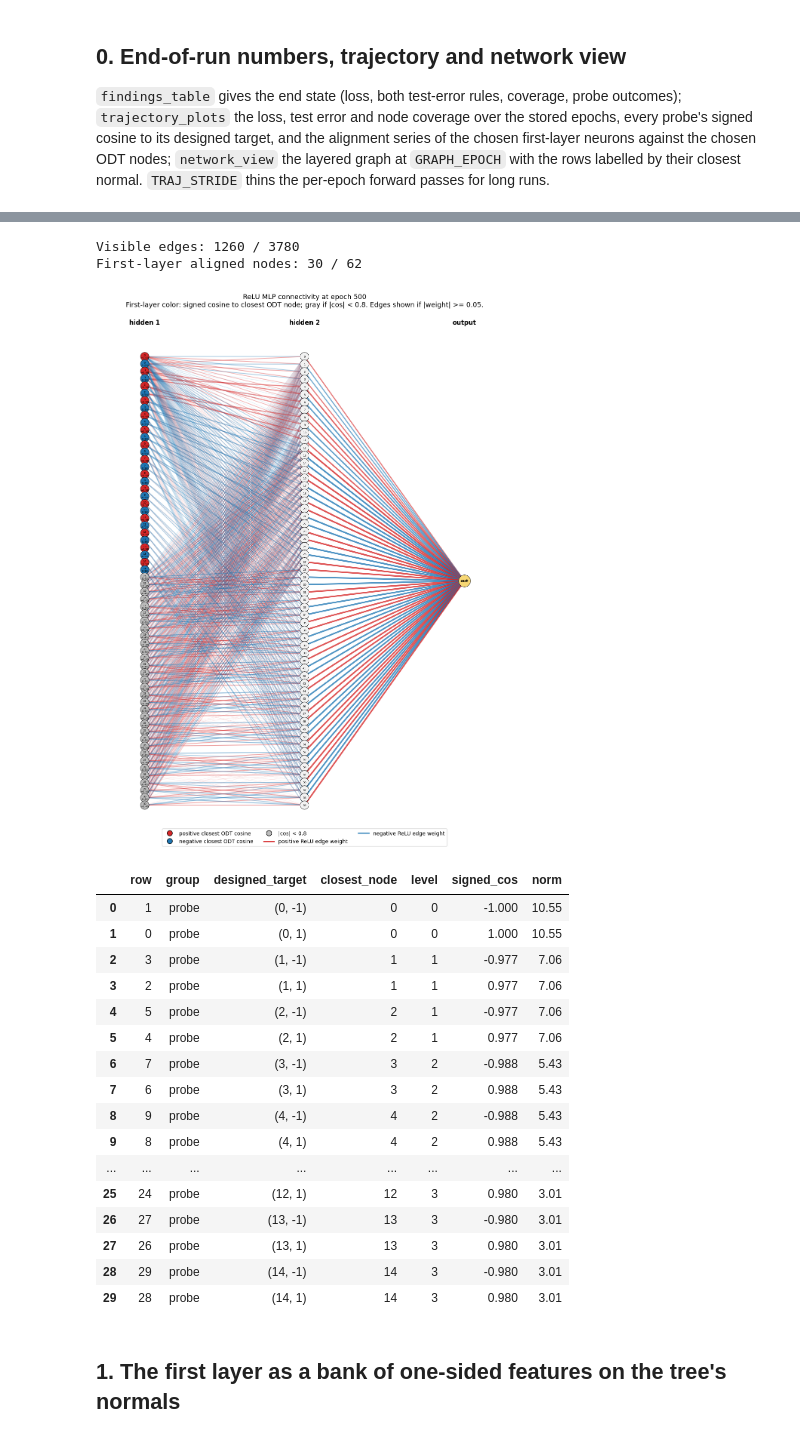
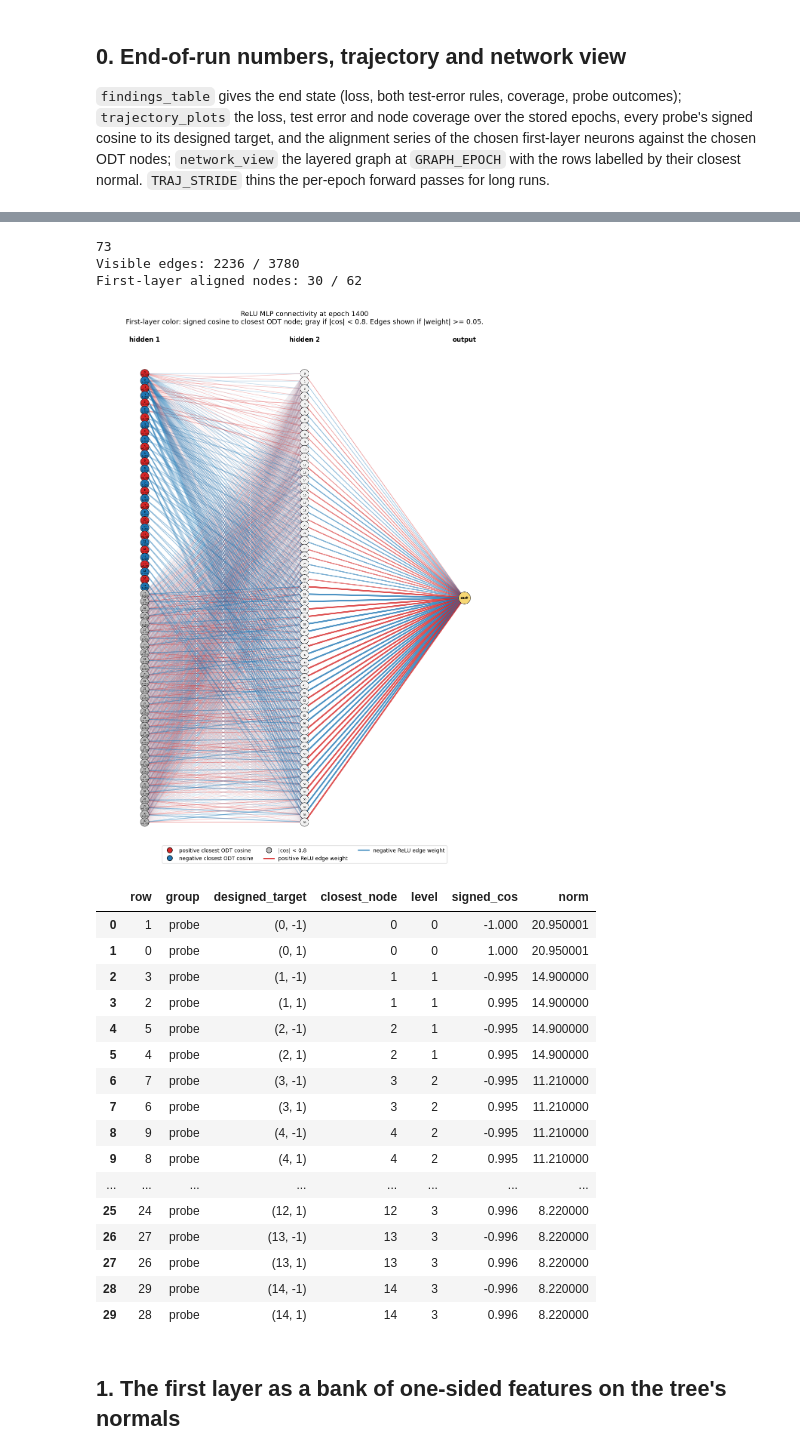
Before and after one commit to HarishGP/layer-lenses, a Jupyter notebook: notebooks/two_layer_network_anatomy.ipynb, the cells around one changed output, grey strips where cells are left out. Saved outputs shown, nothing was run; the diff lists cells and outputs as text; code cells hidden in the pictures.

```diff
--- a/notebooks/two_layer_network_anatomy.ipynb
+++ b/notebooks/two_layer_network_anatomy.ipynb
@@ -29,8 +29,8 @@ RUNS = {42: "hierarchy_equiv2L_62", 43: "hierarchy_equiv2L_62_outx41", 44: "hier
         61: "hd2_run61_phase1_randcue_n1", 62: "hd2_run62_cuenoise_r1", 63: "hd2_run63_gradcue", 67: "hd2_run67_symcue_pilot", 68: "hd2_run68_symcue_outx1", 69: "hd2_run69_symcue_flipped", 70: "hd2_run70_symcue_partner", 71: "hd2_run71_symcue_partner_half",
         72: "hd2_run72_sym_pgf_phase1", 73: "hd2_run73_sym_pgf_two_phase", 74: "hd2_run74_sym_pgf_run60", 75: "hd2_run75_sym_pgf_run60_partner", 76: "hd2_run76_sym_pgf_one_phase", 77: "hd2_run77_sym_pgf_run60_one_phase", 78: "hd2_run78_sym_pgf_run60_partner_one_phase",   # symmetrised flow (72-78)
         "74x1": "hd2_run74_sym_pgf_run60_outx1", "75x1": "hd2_run75_sym_pgf_run60_partner_outx1", "77x1": "hd2_run77_sym_pgf_run60_one_phase_outx1", "78x1": "hd2_run78_sym_pgf_run60_partner_one_phase_outx1",
-        79: "hd2_run79_alpha_a3_1.5_2ph", 80: "hd2_run80_alpha_a3_1.5_1ph", 81: "hd2_run81_alpha_a3_4_2ph", 82: "hd2_run82_alpha_a3_4_1ph", 83: "hd2_run83_alpha_blocks_x0.5_2ph", 84: "hd2_run84_alpha_blocks_x0.5_1ph", 85: "hd2_run85_alpha_blocks_x2_2ph", 86: "hd2_run86_alpha_blocks_x2_1ph", 87: "hd2_run87_alpha_a6_0.1_2ph", 88: "hd2_run88_alpha_a6_0.1_1ph", 89: "hd2_run89_alpha_a5_0_2ph", 90: "hd2_run90_alpha_a5_0_1ph", 91: "hd2_run91_alpha_veto_2_2ph", 92: "hd2_run92_alpha_veto_2_1ph", 93: "hd2_run93_alpha_readout_0.4_1.6_2ph", 94: "hd2_run94_alpha_readout_0.4_1.6_1ph", 95: "hd2_run95_alpha_a11_8_2ph", 96: "hd2_run96_alpha_a11_8_1ph"}   # alpha sweep A (notebook 2 section 34)   # the x1-output-rate variants       # 72: symmetrised-gradient flow (phase 1 of run 70)
-RUN = 72                                                                                                                                  # <- select the run
+        79: "hd2_run79_alpha_a3_1.5_2ph", 80: "hd2_run80_alpha_a3_1.5_1ph", 81: "hd2_run81_alpha_a3_4_2ph", 82: "hd2_run82_alpha_a3_4_1ph", 83: "hd2_run83_alpha_blocks_x0.5_2ph", 84: "hd2_run84_alpha_blocks_x0.5_1ph", 85: "hd2_run85_alpha_blocks_x2_2ph", 86: "hd2_run86_alpha_blocks_x2_1ph", 87: "hd2_run87_alpha_a6_0.1_2ph", 88: "hd2_run88_alpha_a6_0.1_1ph", 89: "hd2_run89_alpha_a5_0_2ph", 90: "hd2_run90_alpha_a5_0_1ph", 91: "hd2_run91_alpha_veto_2_2ph", 92: "hd2_run92_alpha_veto_2_1ph", 93: "hd2_run93_alpha_readout_0.4_1.6_2ph", 94: "hd2_run94_alpha_readout_0.4_1.6_1ph", 95: "hd2_run95_alpha_a11_8_2ph", 96: "hd2_run96_alpha_a11_8_1ph", 97: "hd2_run97_sym_pgf_run73_cont"}   # run 73 continued   # alpha sweep A (notebook 2 section 34)   # the x1-output-rate variants       # 72: symmetrised-gradient flow (phase 1 of run 70)
+RUN = 73                                                                                                                                  # <- select the run
 RESULTS = Path("../results/designed_init"); RUNDIR = RESULTS / RUNS[RUN]; tree = load_tree(RUNDIR / "tree.npz"); U = tree.w_list
 ctx = AnalysisContext(RESULTS, tree=tree)                                                                                                 # test sample (seed 999777, 100k points) for the section-0 helpers
 sr, run = load_replay_run(ctx, RUNS[RUN], [62, 60])                                                                                      # trajectory of all layers at every stored epoch
@@ -95,27 +97,29 @@ series = trajectory_plots(ctx, run, NEURON_IDS, node_ids=None, stride=TRAJ_STRID
 # %%
-GRAPH_EPOCH = EPOCH
+GRAPH_EPOCH = 1400
+print(RUN)
 table = network_view(ctx, run, GRAPH_EPOCH, align_threshold=0.8, edge_threshold=0.05); display(table)
 # %% [output]
-Visible edges: 1260 / 3780
+73
+Visible edges: 2236 / 3780
 First-layer aligned nodes: 30 / 62
-[figure, old version]
+[figure, new version]
 |  | row | group | designed_target | closest_node | level | signed_cos | norm |
-| 0 | 1 | probe | (0, -1) | 0 | 0 | -1.000 | 10.55 |
-| 1 | 0 | probe | (0, 1) | 0 | 0 | 1.000 | 10.55 |
-| 2 | 3 | probe | (1, -1) | 1 | 1 | -0.977 | 7.06 |
-| 3 | 2 | probe | (1, 1) | 1 | 1 | 0.977 | 7.06 |
-| 4 | 5 | probe | (2, -1) | 2 | 1 | -0.977 | 7.06 |
-| 5 | 4 | probe | (2, 1) | 2 | 1 | 0.977 | 7.06 |
-| 6 | 7 | probe | (3, -1) | 3 | 2 | -0.988 | 5.43 |
-| 7 | 6 | probe | (3, 1) | 3 | 2 | 0.988 | 5.43 |
-| 8 | 9 | probe | (4, -1) | 4 | 2 | -0.988 | 5.43 |
-| 9 | 8 | probe | (4, 1) | 4 | 2 | 0.988 | 5.43 |
+| 0 | 1 | probe | (0, -1) | 0 | 0 | -1.000 | 20.950001 |
+| 1 | 0 | probe | (0, 1) | 0 | 0 | 1.000 | 20.950001 |
+| 2 | 3 | probe | (1, -1) | 1 | 1 | -0.995 | 14.900000 |
+| 3 | 2 | probe | (1, 1) | 1 | 1 | 0.995 | 14.900000 |
+| 4 | 5 | probe | (2, -1) | 2 | 1 | -0.995 | 14.900000 |
+| 5 | 4 | probe | (2, 1) | 2 | 1 | 0.995 | 14.900000 |
+| 6 | 7 | probe | (3, -1) | 3 | 2 | -0.995 | 11.210000 |
+| 7 | 6 | probe | (3, 1) | 3 | 2 | 0.995 | 11.210000 |
+| 8 | 9 | probe | (4, -1) | 4 | 2 | -0.995 | 11.210000 |
+| 9 | 8 | probe | (4, 1) | 4 | 2 | 0.995 | 11.210000 |
 | ... | ... | ... | ... | ... | ... | ... | ... |
-| 25 | 24 | probe | (12, 1) | 12 | 3 | 0.980 | 3.01 |
-| 26 | 27 | probe | (13, -1) | 13 | 3 | -0.980 | 3.01 |
-| 27 | 26 | probe | (13, 1) | 13 | 3 | 0.980 | 3.01 |
-| 28 | 29 | probe | (14, -1) | 14 | 3 | -0.980 | 3.01 |
-| 29 | 28 | probe | (14, 1) | 14 | 3 | 0.980 | 3.01 |
+| 25 | 24 | probe | (12, 1) | 12 | 3 | 0.996 | 8.220000 |
+| 26 | 27 | probe | (13, -1) | 13 | 3 | -0.996 | 8.220000 |
+| 27 | 26 | probe | (13, 1) | 13 | 3 | 0.996 | 8.220000 |
+| 28 | 29 | probe | (14, -1) | 14 | 3 | -0.996 | 8.220000 |
+| 29 | 28 | probe | (14, 1) | 14 | 3 | 0.996 | 8.220000 |
 # %% [markdown]
 ## 1. The first layer as a bank of one-sided features on the tree's normals
 # %%
```
Also changed, not shown: parts of 7 cells of this notebook, 6 other files.
